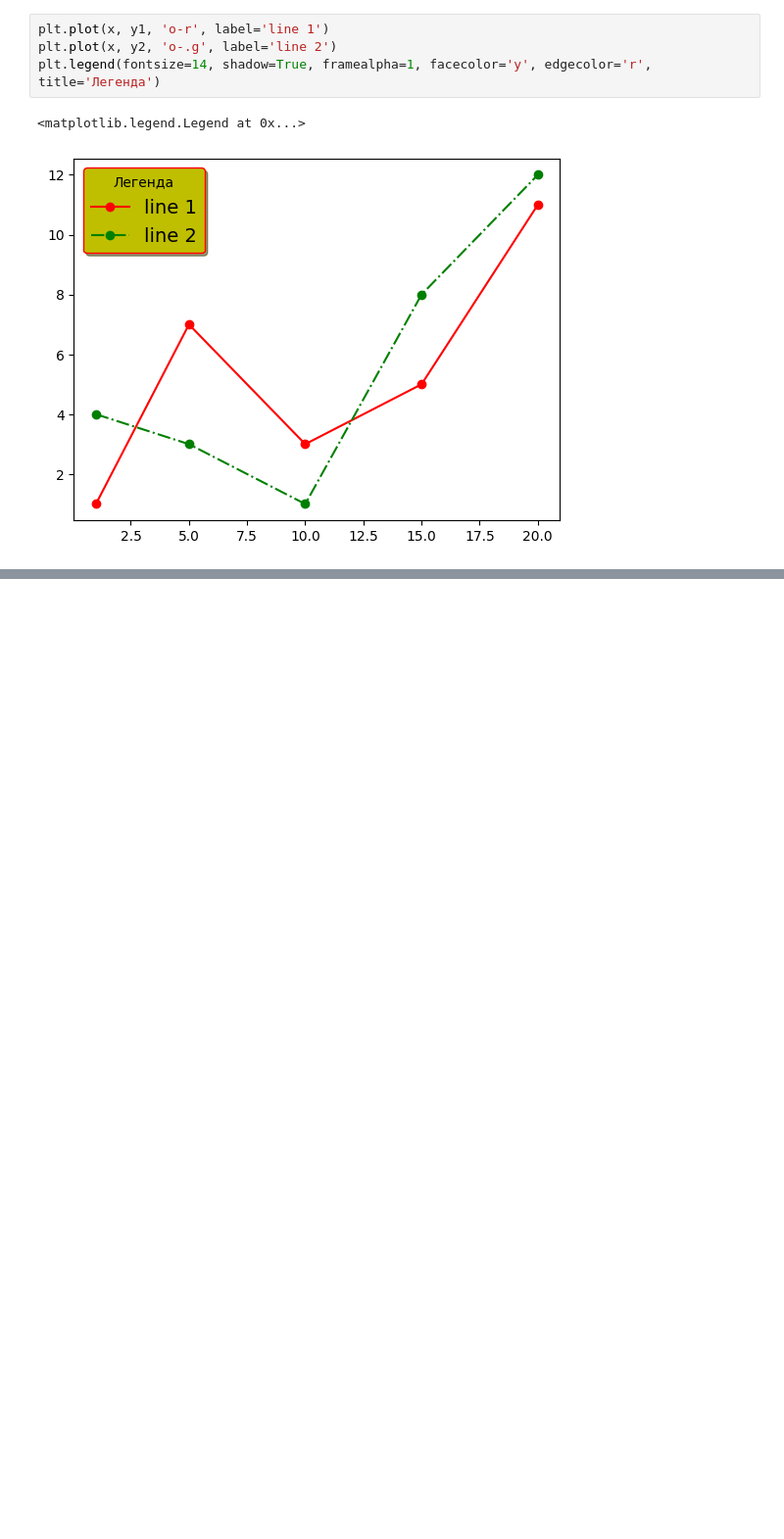
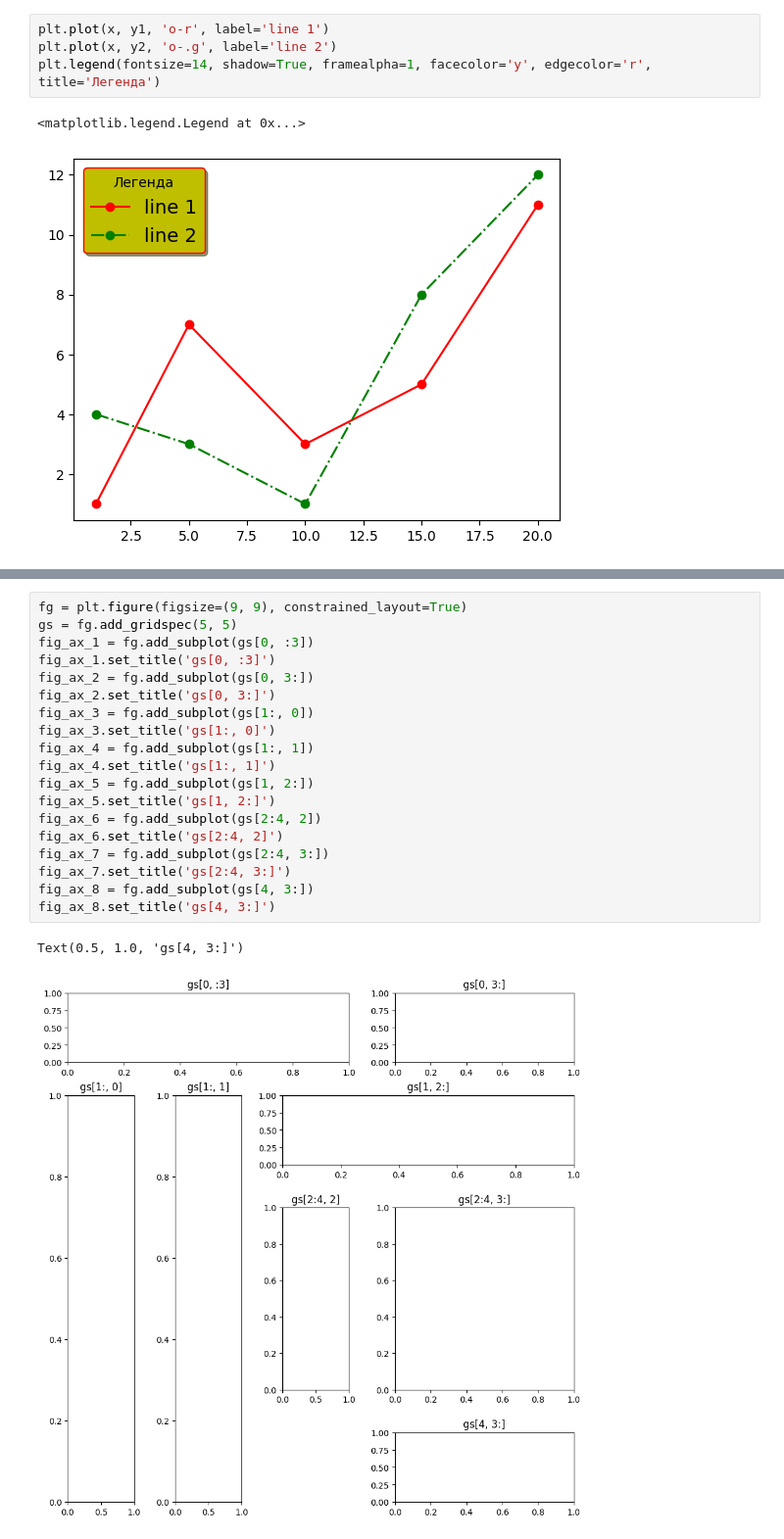
Before and after one commit to Vitalyastiy/cheat-python, a Jupyter notebook: viz/Plt_учебник.ipynb, the cells around one changed output, grey strips where cells are left out. Shown at 98% size. Saved outputs shown, nothing was run; the diff lists cells and outputs as text; blank space fills up the shorter version.

```diff
--- a/viz/Plt_учебник.ipynb
+++ b/viz/Plt_учебник.ipynb
@@ -402,0 +458,22 @@ plt.legend(fontsize=14, shadow=True, framealpha=1, facecolor='y', edgecolor='r',
+# %%
+fg = plt.figure(figsize=(9, 9), constrained_layout=True)
+gs = fg.add_gridspec(5, 5)
+fig_ax_1 = fg.add_subplot(gs[0, :3])
+fig_ax_1.set_title('gs[0, :3]')
+fig_ax_2 = fg.add_subplot(gs[0, 3:])
+fig_ax_2.set_title('gs[0, 3:]')
+fig_ax_3 = fg.add_subplot(gs[1:, 0])
+fig_ax_3.set_title('gs[1:, 0]')
+fig_ax_4 = fg.add_subplot(gs[1:, 1])
+fig_ax_4.set_title('gs[1:, 1]')
+fig_ax_5 = fg.add_subplot(gs[1, 2:])
+fig_ax_5.set_title('gs[1, 2:]')
+fig_ax_6 = fg.add_subplot(gs[2:4, 2])
+fig_ax_6.set_title('gs[2:4, 2]')
+fig_ax_7 = fg.add_subplot(gs[2:4, 3:])
+fig_ax_7.set_title('gs[2:4, 3:]')
+fig_ax_8 = fg.add_subplot(gs[4, 3:])
+fig_ax_8.set_title('gs[4, 3:]')
+# %% [output]
+Text(0.5, 1.0, 'gs[4, 3:]')
+[figure, added]
```
Also changed, not shown: parts of 8 cells of this notebook.
